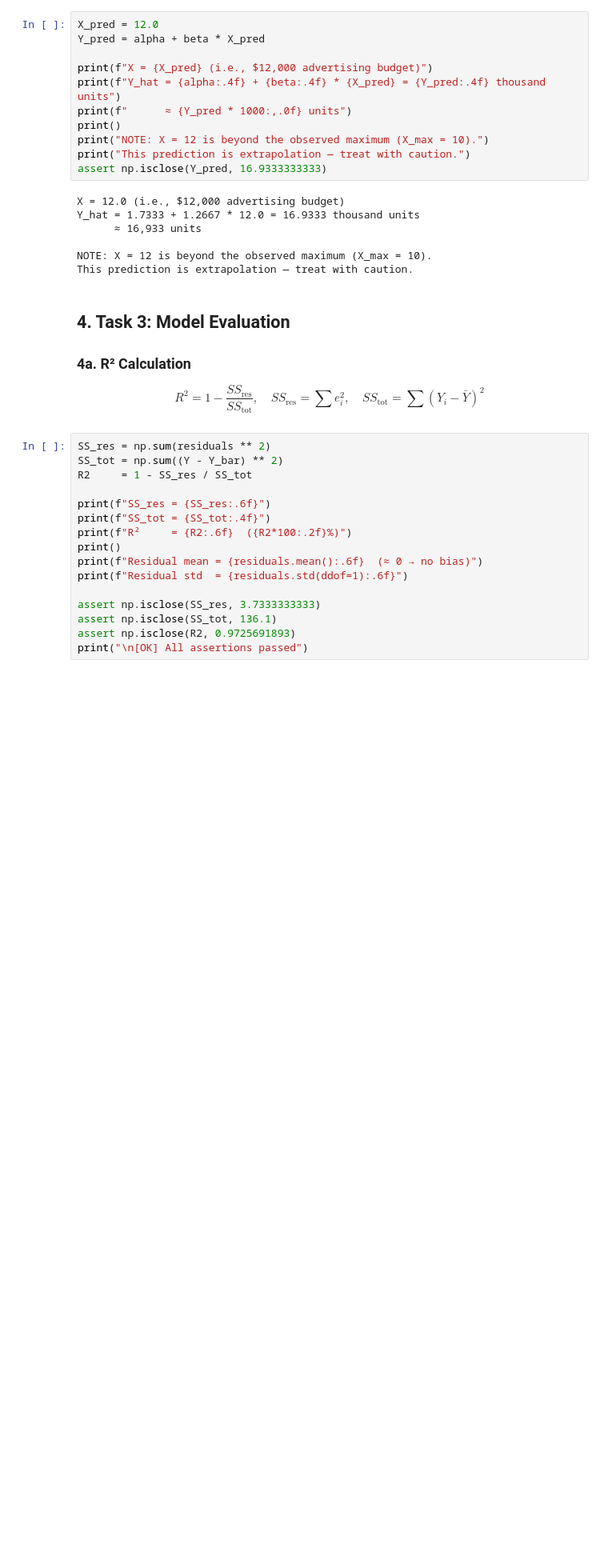
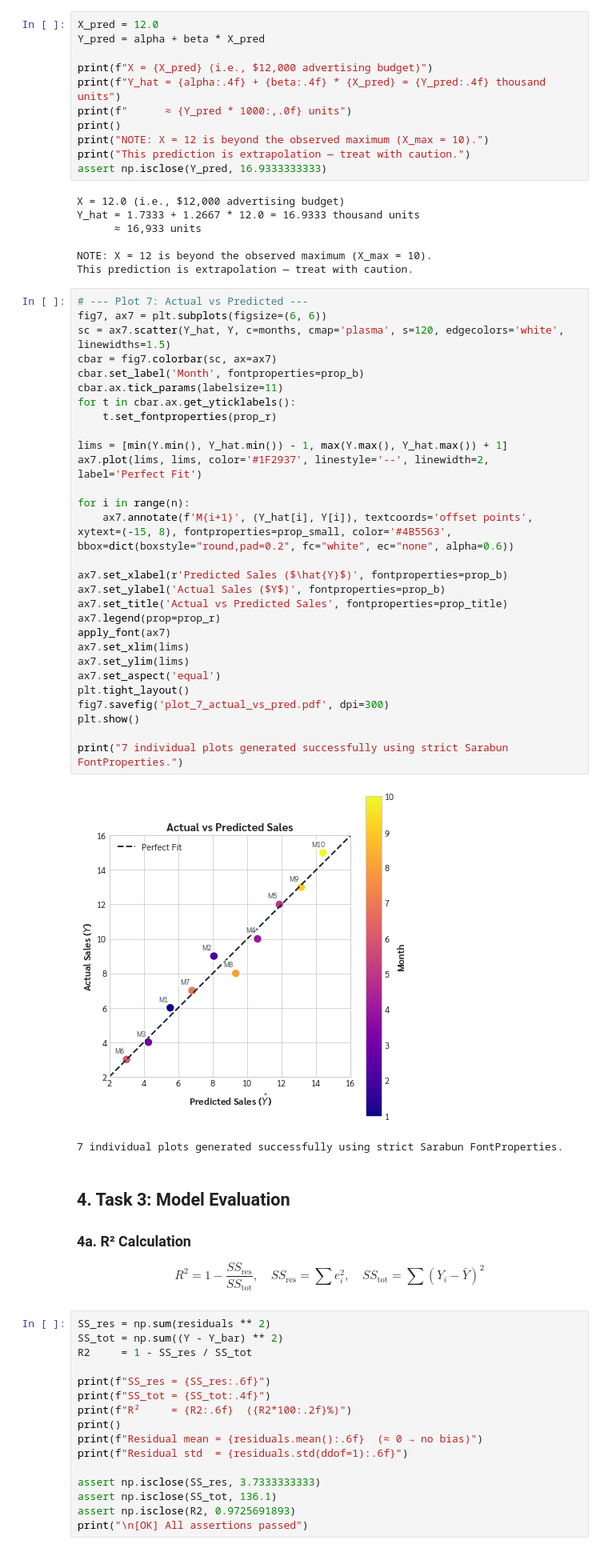
Before and after one commit to Palapluem/cpe342-machine-learning, a Jupyter notebook: assignment/Assignment 1_Training models/Assignment_1_OLS.ipynb, the cells around one changed output. Shown at 80% size. Saved outputs shown, nothing was run; the diff lists cells and outputs as text; blank space fills up the shorter version.

```diff
--- a/assignment/Assignment 1_Training models/Assignment_1_OLS.ipynb
+++ b/assignment/Assignment 1_Training models/Assignment_1_OLS.ipynb
@@ -168,6 +220,38 @@ Y_hat = 1.7333 + 1.2667 * 12.0 = 16.9333 thousand units
 
 NOTE: X = 12 is beyond the observed maximum (X_max = 10).
 This prediction is extrapolation — treat with caution.
+# %%
+# --- Plot 7: Actual vs Predicted ---
+fig7, ax7 = plt.subplots(figsize=(6, 6))
+sc = ax7.scatter(Y_hat, Y, c=months, cmap='plasma', s=120, edgecolors='white', linewidths=1.5)
+cbar = fig7.colorbar(sc, ax=ax7)
+cbar.set_label('Month', fontproperties=prop_b)
+cbar.ax.tick_params(labelsize=11)
+for t in cbar.ax.get_yticklabels():
+    t.set_fontproperties(prop_r)
+
+lims = [min(Y.min(), Y_hat.min()) - 1, max(Y.max(), Y_hat.max()) + 1]
+ax7.plot(lims, lims, color='#1F2937', linestyle='--', linewidth=2, label='Perfect Fit')
+
+for i in range(n):
+    ax7.annotate(f'M{i+1}', (Y_hat[i], Y[i]), textcoords='offset points', xytext=(-15, 8), fontproperties=prop_small, color='#4B5563', bbox=dict(boxstyle="round,pad=0.2", fc="white", ec="none", alpha=0.6))
+
+ax7.set_xlabel(r'Predicted Sales ($\hat{Y}$)', fontproperties=prop_b)
+ax7.set_ylabel('Actual Sales ($Y$)', fontproperties=prop_b)
+ax7.set_title('Actual vs Predicted Sales', fontproperties=prop_title)
+ax7.legend(prop=prop_r)
+apply_font(ax7)
+ax7.set_xlim(lims)
+ax7.set_ylim(lims)
+ax7.set_aspect('equal')
+plt.tight_layout()
+fig7.savefig('plot_7_actual_vs_pred.pdf', dpi=300)
+plt.show()
+
+print("7 individual plots generated successfully using strict Sarabun FontProperties.")
+# %% [output]
+[figure, added]
+7 individual plots generated successfully using strict Sarabun FontProperties.
 # %% [markdown]
 ## 4. Task 3: Model Evaluation
 
```
Also changed, not shown: parts of 12 cells of this notebook, 16 other files.
